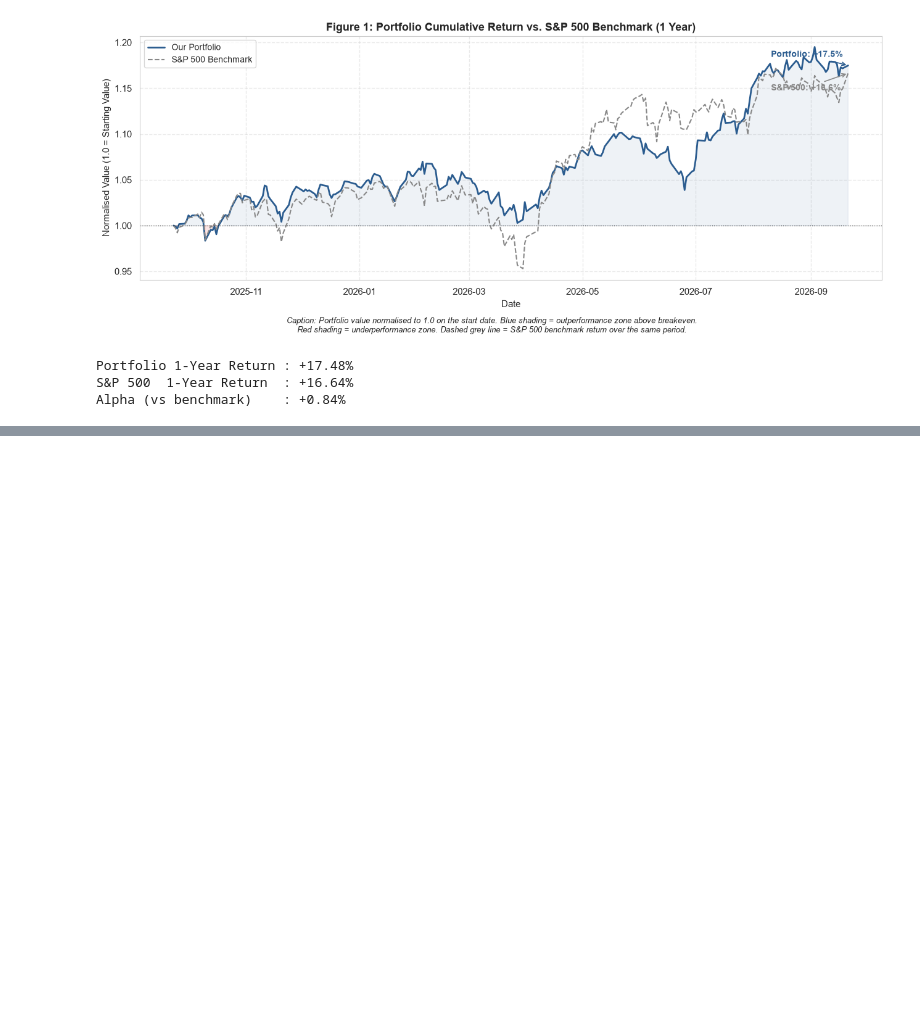
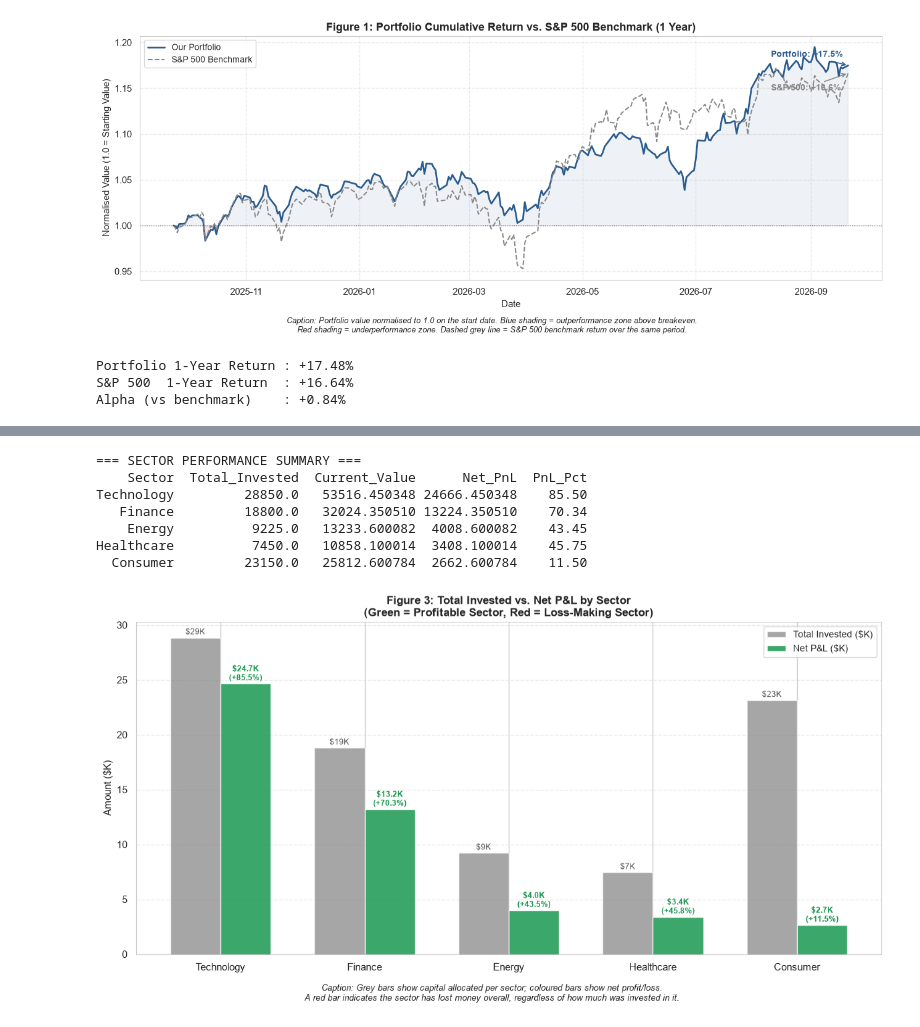
Before and after one commit to clivemisiko/ai_foundations, a Jupyter notebook: capstone_baseline.ipynb, the cells around one changed output, grey strips where cells are left out. Saved outputs shown, nothing was run; the diff lists cells and outputs as text; code cells hidden in the pictures; blank space fills up the shorter version.

```diff
--- a/capstone_baseline.ipynb
+++ b/capstone_baseline.ipynb
@@ -191,0 +259,65 @@ Alpha (vs benchmark)    : +0.84%
+# %%
+# ── Aggregate by sector ───────────────────────────────────────────────────────
+sector_summary = portfolio.groupby('Sector').agg(
+    Total_Invested  = ('Cost_Basis',    'sum'),
+    Current_Value   = ('Market_Value',  'sum'),
+    Net_PnL         = ('PnL_Dollar',    'sum')
+).reset_index()
+
+sector_summary['PnL_Pct'] = (sector_summary['Net_PnL'] / sector_summary['Total_Invested'] * 100).round(2)
+sector_summary = sector_summary.sort_values('Net_PnL', ascending=False)
+
+print("=== SECTOR PERFORMANCE SUMMARY ===")
+print(sector_summary.to_string(index=False))
+
+# ── Grouped Bar Chart ─────────────────────────────────────────────────────────
+x      = range(len(sector_summary))
+width  = 0.35
+
+fig, ax = plt.subplots(figsize=(12, 6))
+
+bars1 = ax.bar([i - width/2 for i in x], sector_summary['Total_Invested']/1000, width=width,
+               label='Total Invested ($K)', color='#888888', alpha=0.75)
+bars2 = ax.bar([i + width/2 for i in x], sector_summary['Net_PnL']/1000, width=width,
+               label='Net P&L ($K)',
+               color=['#d73027' if v < 0 else '#1a9850' for v in sector_summary['Net_PnL']],
+               alpha=0.85)
+
+ax.axhline(0, color='black', linewidth=0.8)
+ax.set_xticks(x)
+ax.set_xticklabels(sector_summary['Sector'], fontsize=11)
+ax.set_ylabel("Amount ($K)", fontsize=11)
+
+# Value labels on each bar
+for bar in bars1:
+    ax.text(bar.get_x() + bar.get_width()/2, bar.get_height() + 0.3,
+            f"${bar.get_height():.0f}K", ha='center', fontsize=8.5, color='#555555')
+
+for bar, pct in zip(bars2, sector_summary['PnL_Pct']):
+    yval = bar.get_height()
+    label_y = yval + 0.3 if yval >= 0 else yval - 1.2
+    ax.text(bar.get_x() + bar.get_width()/2, label_y,
+            f"${yval:.1f}K\n({pct:+.1f}%)", ha='center', fontsize=8.5,
+            color='#1a9850' if yval >= 0 else '#d73027', fontweight='bold')
+
+ax.set_title("Figure 3: Total Invested vs. Net P&L by Sector\n(Green = Profitable Sector, Red = Loss-Making Sector)",
+             fontsize=12, fontweight='bold')
+ax.legend(fontsize=10)
+ax.grid(axis='y', linestyle='--', alpha=0.4)
+
+plt.figtext(0.5, -0.04,
+    "Caption: Grey bars show capital allocated per sector; coloured bars show net profit/loss.\n"
+    "A red bar indicates the sector has lost money overall, regardless of how much was invested in it.",
+    ha='center', fontsize=9, style='italic')
+
+plt.tight_layout()
+plt.show()
+# %% [output]
+=== SECTOR PERFORMANCE SUMMARY ===
+    Sector  Total_Invested  Current_Value      Net_PnL  PnL_Pct
+Technology         28850.0   53516.450348 24666.450348    85.50
+   Finance         18800.0   32024.350510 13224.350510    70.34
+    Energy          9225.0   13233.600082  4008.600082    43.45
+Healthcare          7450.0   10858.100014  3408.100014    45.75
+  Consumer         23150.0   25812.600784  2662.600784    11.50
+[figure, added]
```
Also changed, not shown: parts of 3 cells of this notebook.
